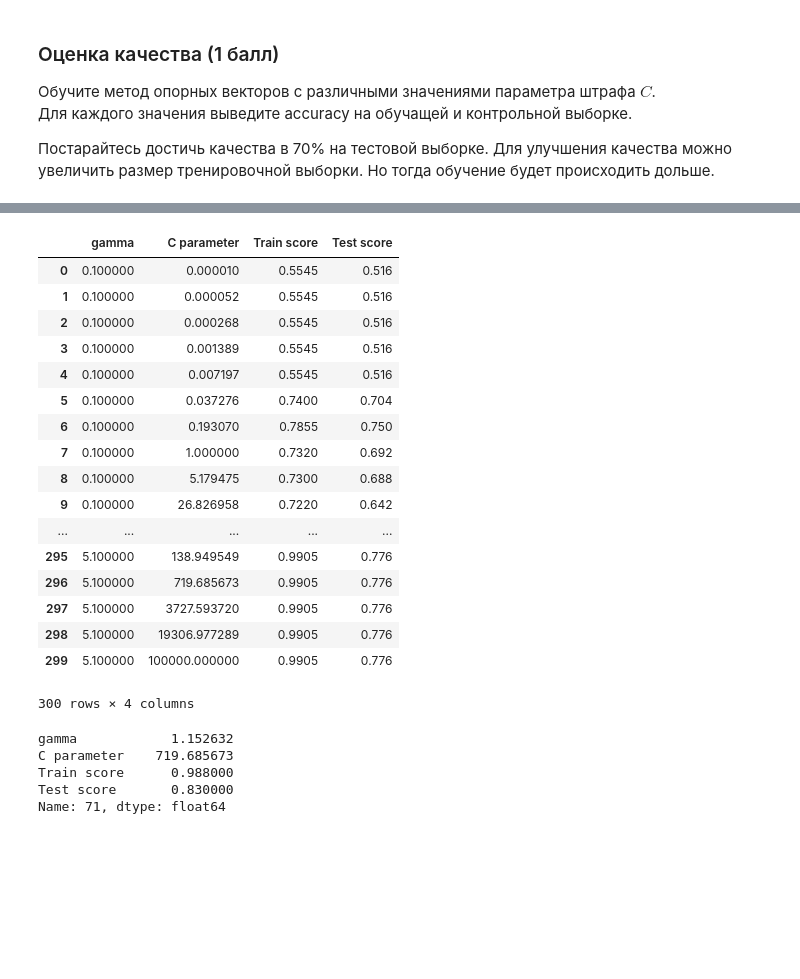
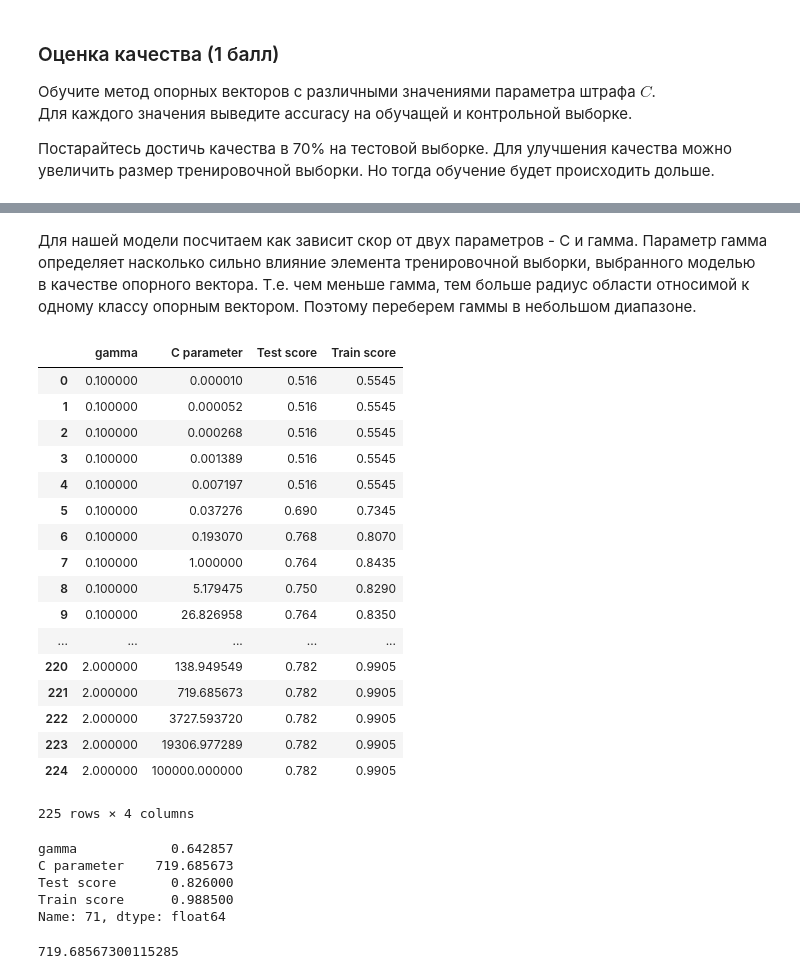
Before and after one commit to BobrG/IreneGit, a Jupyter notebook: hw1-svmnew.ipynb, the cells around one changed output, grey strips where cells are left out. Drawn from its saved outputs; the diff is of its cells as text; code cells hidden in the pictures; blank space fills up the shorter version.

```diff
--- a/hw1-svmnew.ipynb
+++ b/hw1-svmnew.ipynb
@@ -347,9 +339,8 @@ res_4 = [grid.cv_results_['mean_test_score'][i] for i in range(0, len(grid.cv_re
 # %%
 fig = plt.figure(figsize=(9,9))
-plt.plot(C_OPTIONS, res_1, '-o', label='n-grams (1,1)')
-plt.plot(C_OPTIONS, res_2, '-o', label='n-grams (2,2)')
-plt.plot(C_OPTIONS, res_3, '-o', label='n-grams (2,3)')
-plt.plot(C_OPTIONS, res_4, '-o', label='n-grams (3,3)')
+for i in range(0, len(N_GRAMS_OPTIONS)):
+    plt.plot(C_OPTIONS, res_test[i], '-o', label='n-grams {}'.format(N_GRAMS_OPTIONS[i]))
+
 plt.legend(fontsize=12)
 plt.grid('on')
 plt.title('Test scores for various parameters', fontsize=18)
@@ -407,9 +400,10 @@ X_train, X_test, y_train, y_test = train_test_split(np.asarray(data_redused.inde
 # %%
 import editdistance as ed
 #G_ij = K(U_i, V_j)
+# I will be using RBF kernel to inverse distance computed by editdistance.eval
+# RBF kernel: exp(-gamma * distance**2)
 def string_kernel(U, V):
-    G = [[ed.eval(data_.iloc[i[0]].word, data_.iloc[j[0]].word) for j in V] for i in U]
+    G = np.asarray([[ed.eval(data_.iloc[i[0]].word, data_.iloc[j[0]].word) for j in V] for i in U])
     return G
 def invert_distance(M, gamma):
-    #f = np.vectorize(lambda a: np.exp(-a**2/ 2*gamma))
-    return np.exp(-M**2/ 2*gamma)
+    return np.exp(-gamma*(M**2))
@@ -453,4 +445,0 @@ G_test = string_kernel(X_test, X_train)
-# %%
-G_test = np.array(G_test)
-print(np.var(G_train), np.var(G_test))
-print(G_train.shape, G_test.shape)
@@ -464,6 +454,10 @@ print(G_train.shape, G_test.shape)
+# %% [markdown]
+Для нашей модели посчитаем как зависит скор от двух параметров - С и гамма.
+Параметр гамма определяет насколько сильно влияние элемента тренировочной выборки, выбранного моделью в качестве опорного вектора. Т.е. чем меньше гамма, тем больше радиус области относимой к одному классу опорным вектором.
+Поэтому переберем гаммы в небольшом диапазоне.
 # %%
 C_OPTIONS = np.logspace(-5,5,15)
-gamma = np.linspace(0.1, 5.1, num=20)
+gamma = np.linspace(0.1, 2, num=15)
 score = np.zeros((len(C_OPTIONS)*len(gamma), 4))
 ind = 0
 for g in gamma:
@@ -474,36 +468,41 @@ for g in gamma:
         model.fit(G_train_inv, y_train)
         score[ind][0] = g
         score[ind][1] = i
-        score[ind][2] = accuracy_score(model.predict(G_train_inv), y_train)
-        score[ind][3] = accuracy_score(model.predict(G_test_inv), y_test)
+        score[ind][3] = accuracy_score(model.predict(G_train_inv), y_train)
+        score[ind][2] = accuracy_score(model.predict(G_test_inv), y_test)
         ind += 1
 # %%
-score_table = pd.DataFrame(score, columns=['gamma', 'C parameter', 'Train score', 'Test score'])
+score_table = pd.DataFrame(score, columns=['gamma', 'C parameter', 'Test score', 'Train score'])
 score_table
 # %% [output]
-|  | gamma | C parameter | Train score | Test score |
-| 0 | 0.100000 | 0.000010 | 0.5545 | 0.516 |
-| 1 | 0.100000 | 0.000052 | 0.5545 | 0.516 |
-| 2 | 0.100000 | 0.000268 | 0.5545 | 0.516 |
-| 3 | 0.100000 | 0.001389 | 0.5545 | 0.516 |
-| 4 | 0.100000 | 0.007197 | 0.5545 | 0.516 |
-| 5 | 0.100000 | 0.037276 | 0.7400 | 0.704 |
-| 6 | 0.100000 | 0.193070 | 0.7855 | 0.750 |
-| 7 | 0.100000 | 1.000000 | 0.7320 | 0.692 |
-| 8 | 0.100000 | 5.179475 | 0.7300 | 0.688 |
-| 9 | 0.100000 | 26.826958 | 0.7220 | 0.642 |
+|  | gamma | C parameter | Test score | Train score |
+| 0 | 0.100000 | 0.000010 | 0.516 | 0.5545 |
+| 1 | 0.100000 | 0.000052 | 0.516 | 0.5545 |
+| 2 | 0.100000 | 0.000268 | 0.516 | 0.5545 |
+| 3 | 0.100000 | 0.001389 | 0.516 | 0.5545 |
+| 4 | 0.100000 | 0.007197 | 0.516 | 0.5545 |
+| 5 | 0.100000 | 0.037276 | 0.690 | 0.7345 |
+| 6 | 0.100000 | 0.193070 | 0.768 | 0.8070 |
+| 7 | 0.100000 | 1.000000 | 0.764 | 0.8435 |
+| 8 | 0.100000 | 5.179475 | 0.750 | 0.8290 |
+| 9 | 0.100000 | 26.826958 | 0.764 | 0.8350 |
 | ... | ... | ... | ... | ... |
-| 295 | 5.100000 | 138.949549 | 0.9905 | 0.776 |
-| 296 | 5.100000 | 719.685673 | 0.9905 | 0.776 |
-| 297 | 5.100000 | 3727.593720 | 0.9905 | 0.776 |
-| 298 | 5.100000 | 19306.977289 | 0.9905 | 0.776 |
-| 299 | 5.100000 | 100000.000000 | 0.9905 | 0.776 |
+| 220 | 2.000000 | 138.949549 | 0.782 | 0.9905 |
+| 221 | 2.000000 | 719.685673 | 0.782 | 0.9905 |
+| 222 | 2.000000 | 3727.593720 | 0.782 | 0.9905 |
+| 223 | 2.000000 | 19306.977289 | 0.782 | 0.9905 |
+| 224 | 2.000000 | 100000.000000 | 0.782 | 0.9905 |
-300 rows × 4 columns
+225 rows × 4 columns
 # %%
-score_table.iloc[score_table['Test score'].argmax()]
+best_score = score_table.iloc[score_table['Test score'].argmax()]
+best_score
 # %% [output]
-gamma            1.152632
+gamma            0.642857
 C parameter    719.685673
-Train score      0.988000
-Test score       0.830000
+Test score       0.826000
+Train score      0.988500
 Name: 71, dtype: float64
+# %%
+best_score[1]
+# %% [output]
+719.68567300115285
```
Also changed, not shown: parts of 21 cells of this notebook.
